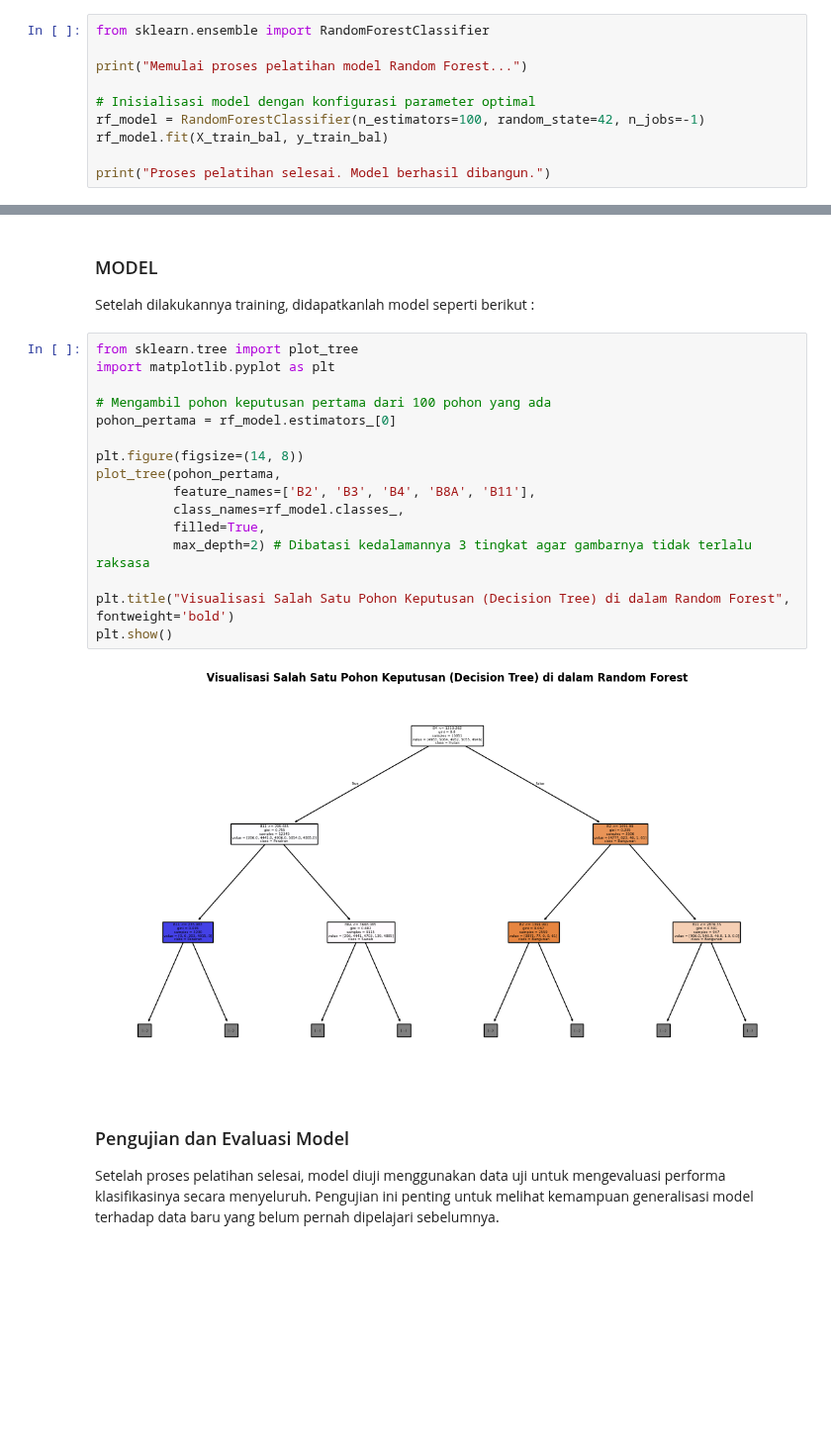
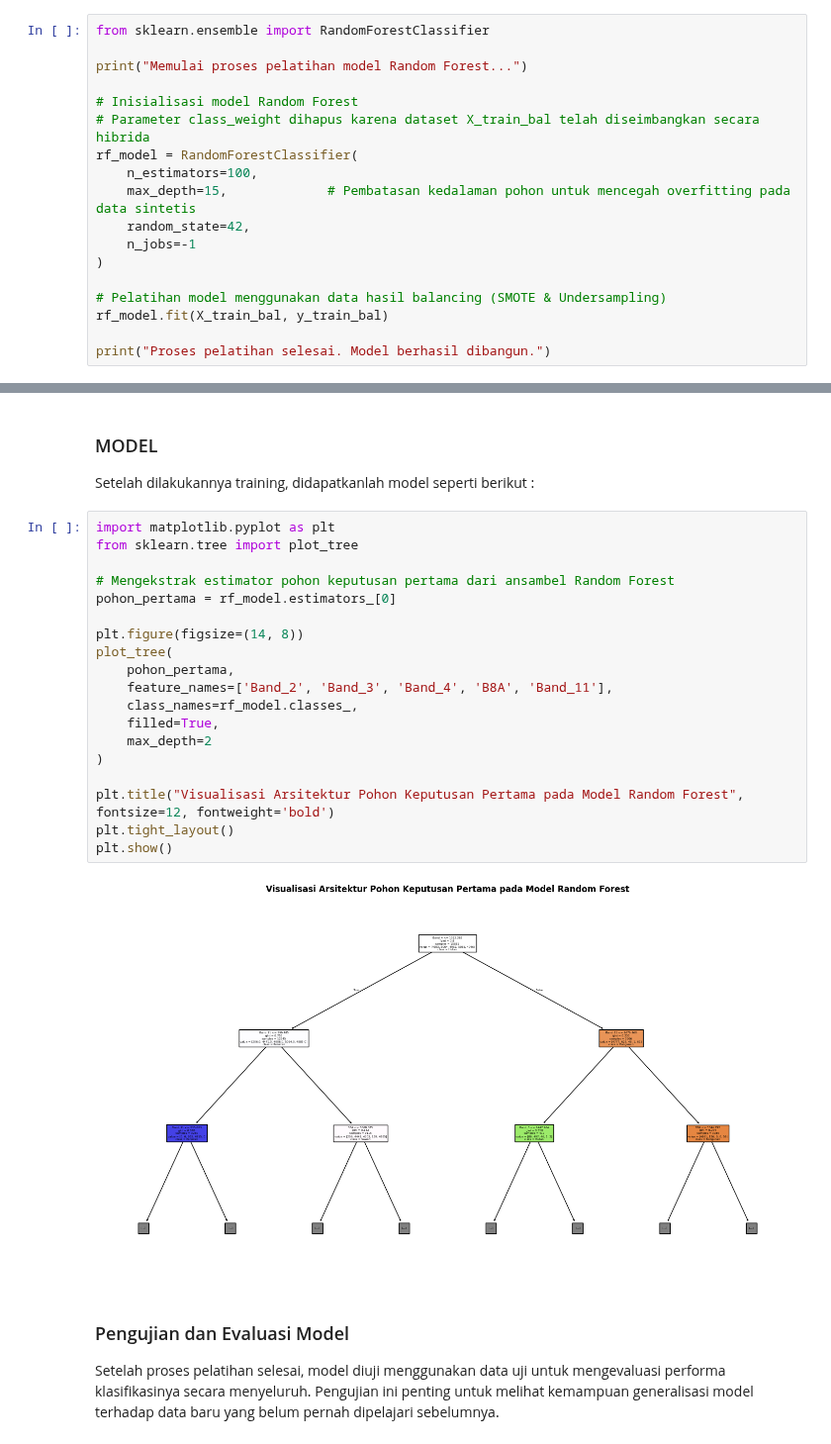
Before and after one commit to SUSUPAN223/catatan_kuliah, a Jupyter notebook: _sources/Proyek_Sains_Data/UTS_Klasifikasi.ipynb, the cells around one changed output, grey strips where cells are left out. Shown at 99% size. Cells and saved outputs as stored; diff of their text form; blank space fills up the shorter version.

```diff
--- a/_sources/Proyek_Sains_Data/UTS_Klasifikasi.ipynb
+++ b/_sources/Proyek_Sains_Data/UTS_Klasifikasi.ipynb
@@ -468,8 +460,16 @@ from sklearn.ensemble import RandomForestClassifier
 
 print("Memulai proses pelatihan model Random Forest...")
 
-# Inisialisasi model dengan konfigurasi parameter optimal
-rf_model = RandomForestClassifier(n_estimators=100, random_state=42, n_jobs=-1)
+# Inisialisasi model Random Forest
+# Parameter class_weight dihapus karena dataset X_train_bal telah diseimbangkan secara hibrida
+rf_model = RandomForestClassifier(
+    n_estimators=100,
+    max_depth=15,             # Pembatasan kedalaman pohon untuk mencegah overfitting pada data sintetis
+    random_state=42,
+    n_jobs=-1
+)
+
+# Pelatihan model menggunakan data hasil balancing (SMOTE & Undersampling)
 rf_model.fit(X_train_bal, y_train_bal)
 
 print("Proses pelatihan selesai. Model berhasil dibangun.")
@@ -480,23 +480,26 @@ Proses pelatihan selesai. Model berhasil dibangun.
 ### MODEL
 Setelah dilakukannya training, didapatkanlah model seperti berikut :
 # %%
+import matplotlib.pyplot as plt
 from sklearn.tree import plot_tree
-import matplotlib.pyplot as plt
 
-# Mengambil pohon keputusan pertama dari 100 pohon yang ada
+# Mengekstrak estimator pohon keputusan pertama dari ansambel Random Forest
 pohon_pertama = rf_model.estimators_[0]
 
 plt.figure(figsize=(14, 8))
-plot_tree(pohon_pertama,
-          feature_names=['B2', 'B3', 'B4', 'B8A', 'B11'],
-          class_names=rf_model.classes_,
-          filled=True,
-          max_depth=2) # Dibatasi kedalamannya 3 tingkat agar gambarnya tidak terlalu raksasa
+plot_tree(
+    pohon_pertama,
+    feature_names=['Band_2', 'Band_3', 'Band_4', 'B8A', 'Band_11'],
+    class_names=rf_model.classes_,
+    filled=True,
+    max_depth=2
+)
 
-plt.title("Visualisasi Salah Satu Pohon Keputusan (Decision Tree) di dalam Random Forest", fontweight='bold')
+plt.title("Visualisasi Arsitektur Pohon Keputusan Pertama pada Model Random Forest", fontsize=12, fontweight='bold')
+plt.tight_layout()
 plt.show()
 # %% [output]
-[figure, old version]
+[figure, new version]
 # %% [markdown]
 
 ### Pengujian dan Evaluasi Model
```
Also changed, not shown: parts of 4 cells of this notebook, 3 other files.
